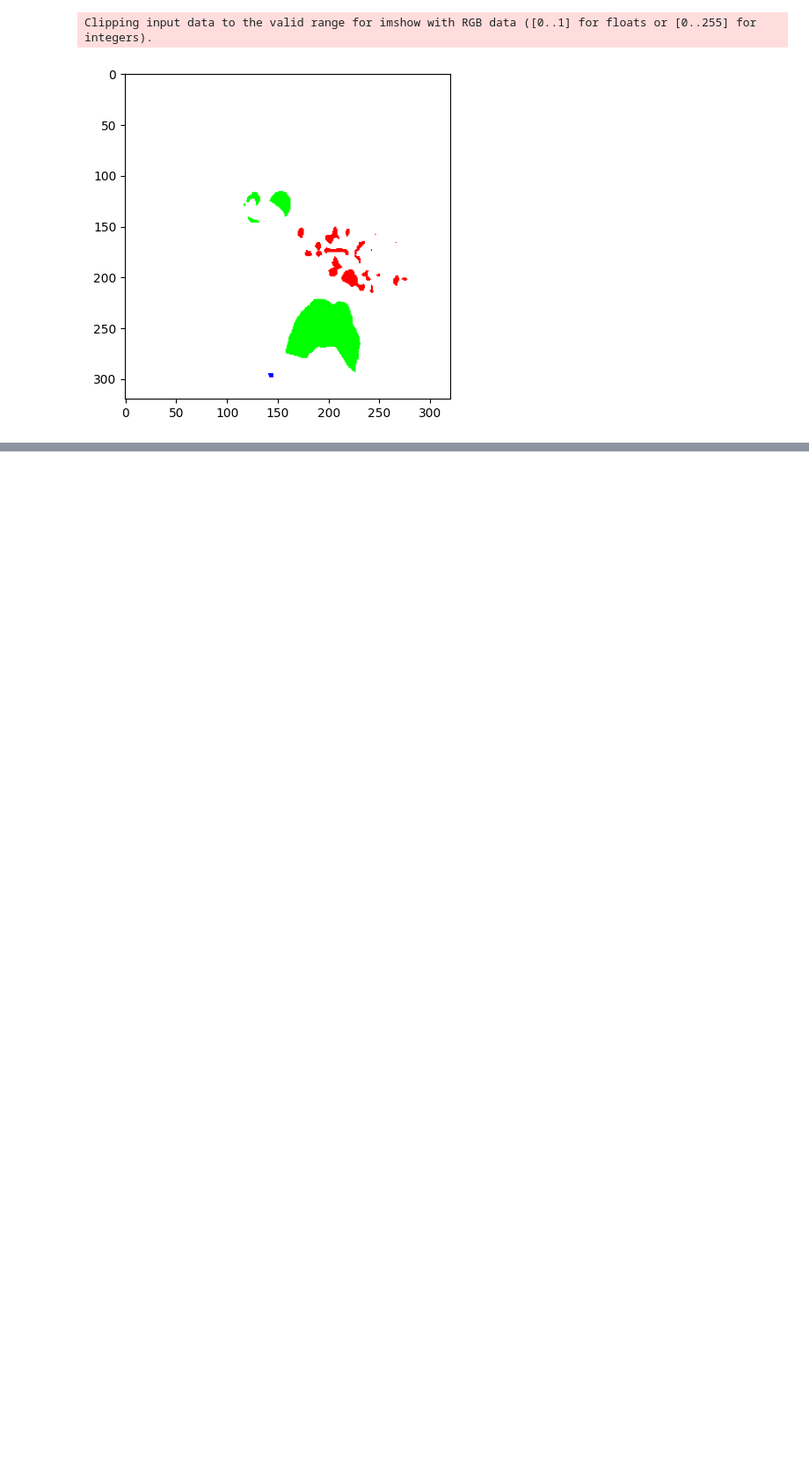
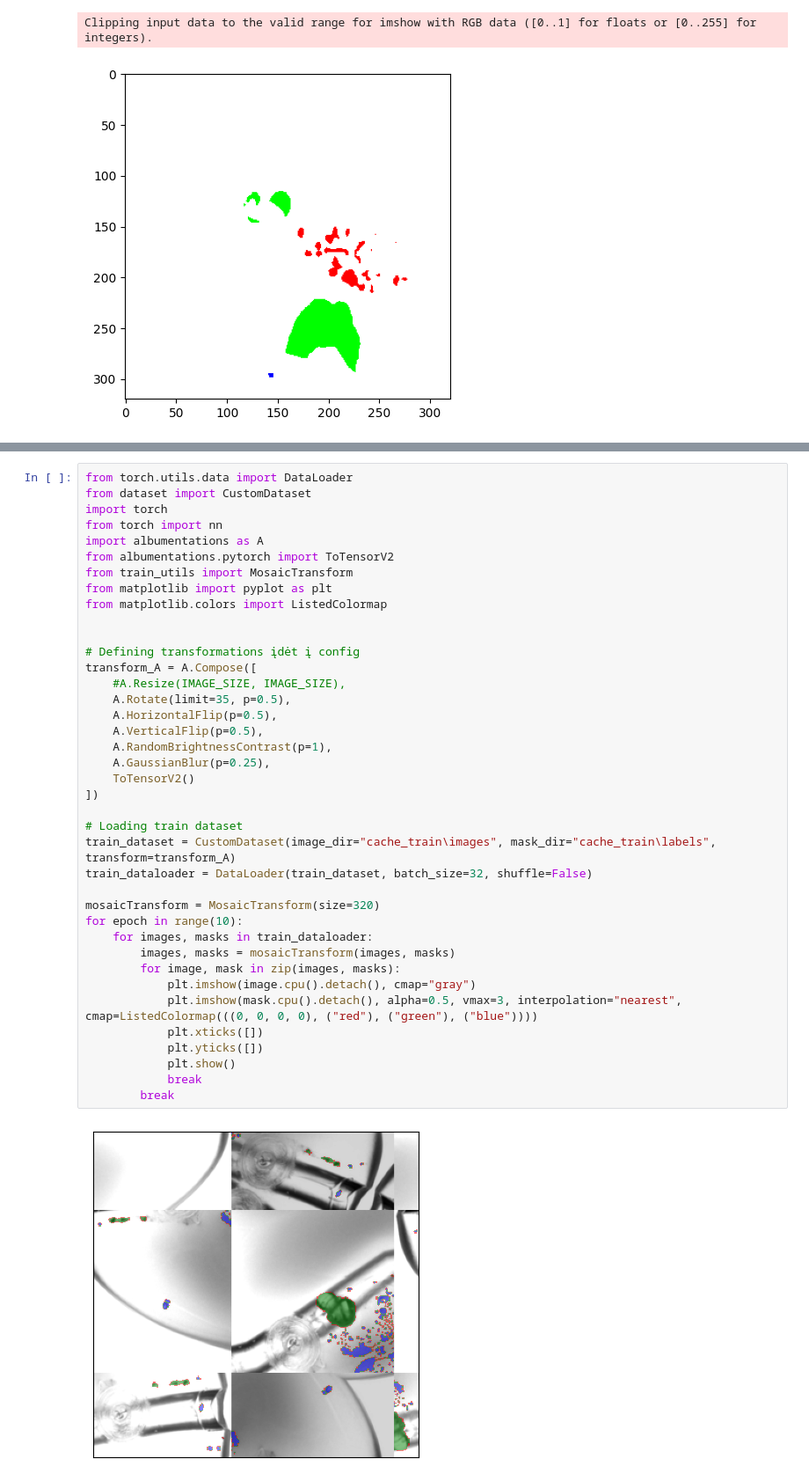
Before and after one commit to karalius32/uzduotis1, a Jupyter notebook: pytorch igel/test.ipynb, the cells around one changed output, grey strips where cells are left out. Shown at 88% size. Drawn from its saved outputs; the diff is of its cells as text; blank space fills up the shorter version.

Commit message:
mosaic augmentation added

```diff
--- a/pytorch igel/test.ipynb
+++ b/pytorch igel/test.ipynb
@@ -22,0 +25,41 @@ Clipping input data to the valid range for imshow with RGB data ([0..1] for floa
+# %%
+from torch.utils.data import DataLoader
+from dataset import CustomDataset
+import torch
+from torch import nn
+import albumentations as A
+from albumentations.pytorch import ToTensorV2
+from train_utils import MosaicTransform
+from matplotlib import pyplot as plt
+from matplotlib.colors import ListedColormap
+
+
+# Defining transformations įdėt į config
+transform_A = A.Compose([
+    #A.Resize(IMAGE_SIZE, IMAGE_SIZE),
+    A.Rotate(limit=35, p=0.5),
+    A.HorizontalFlip(p=0.5),
+    A.VerticalFlip(p=0.5),
+    A.RandomBrightnessContrast(p=1),
+    A.GaussianBlur(p=0.25),
+    ToTensorV2()
+])
+
+# Loading train dataset
+train_dataset = CustomDataset(image_dir="cache_train\images", mask_dir="cache_train\labels", transform=transform_A)
+train_dataloader = DataLoader(train_dataset, batch_size=32, shuffle=False)
+
+mosaicTransform = MosaicTransform(size=320)
+for epoch in range(10):
+    for images, masks in train_dataloader:
+        images, masks = mosaicTransform(images, masks)
+        for image, mask in zip(images, masks):
+            plt.imshow(image.cpu().detach(), cmap="gray")
+            plt.imshow(mask.cpu().detach(), alpha=0.5, vmax=3, interpolation="nearest", cmap=ListedColormap(((0, 0, 0, 0), ("red"), ("green"), ("blue"))))
+            plt.xticks([])
+            plt.yticks([])
+            plt.show()
+            break
+        break
+# %% [output]
+[figure, added]
```
Also changed, not shown: parts of 2 cells of this notebook, 16 other files.
